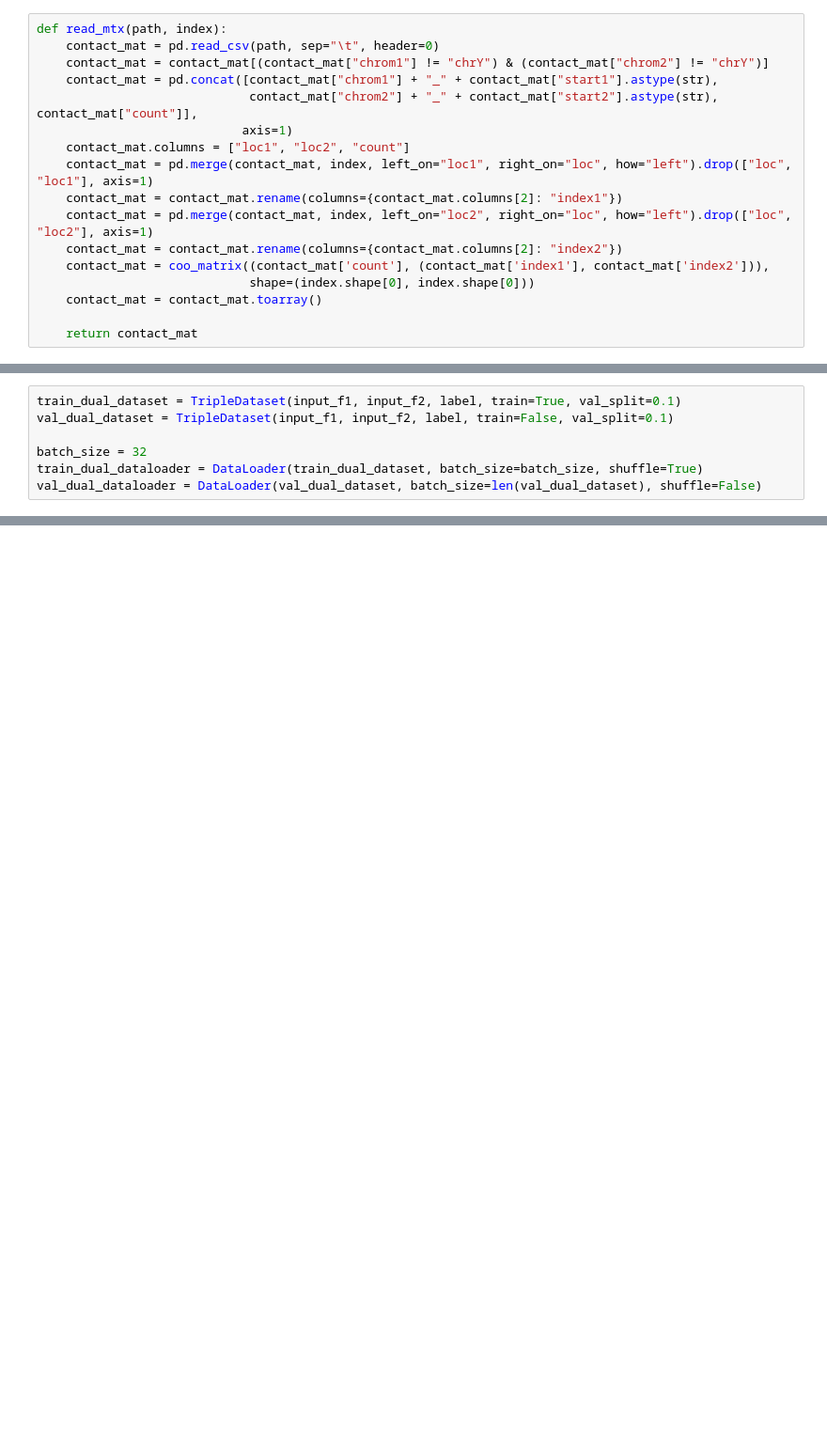
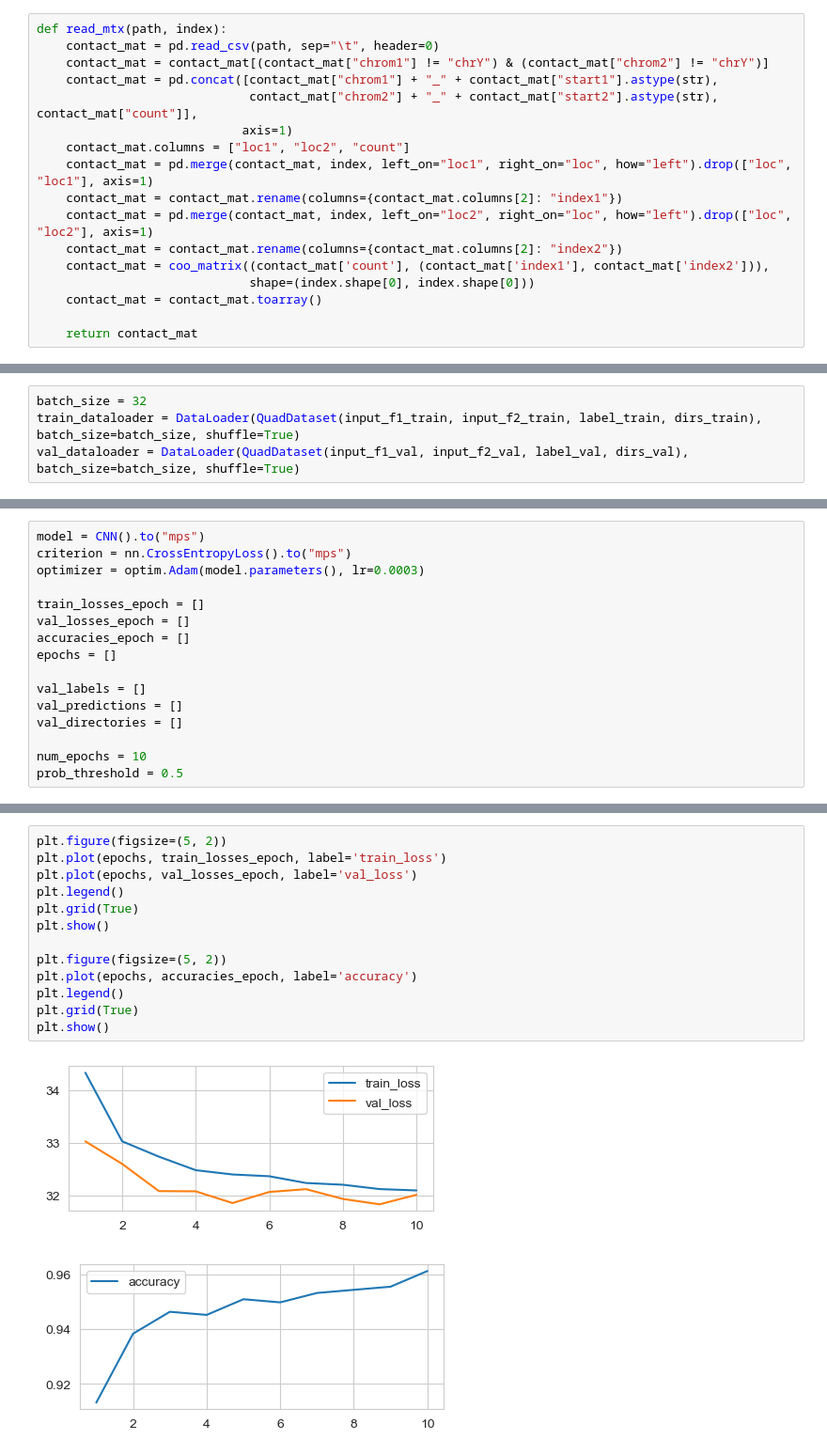
Before and after one commit to Enterprise-D/ecDNAalternative, a Jupyter notebook: model.ipynb, the cells around one changed output, grey strips where cells are left out. Shown at 94% size. Saved outputs shown, nothing was run; the diff lists cells and outputs as text; blank space fills up the shorter version.

```diff
--- a/model.ipynb
+++ b/model.ipynb
@@ -88,7 +150,4 @@ class TripleDataset(Dataset):
 # %%
-train_dual_dataset = TripleDataset(input_f1, input_f2, label, train=True, val_split=0.1)
-val_dual_dataset = TripleDataset(input_f1, input_f2, label, train=False, val_split=0.1)
-
 batch_size = 32
-train_dual_dataloader = DataLoader(train_dual_dataset, batch_size=batch_size, shuffle=True)
-val_dual_dataloader = DataLoader(val_dual_dataset, batch_size=len(val_dual_dataset), shuffle=False)
+train_dataloader = DataLoader(QuadDataset(input_f1_train, input_f2_train, label_train, dirs_train), batch_size=batch_size, shuffle=True)
+val_dataloader = DataLoader(QuadDataset(input_f1_val, input_f2_val, label_val, dirs_val), batch_size=batch_size, shuffle=True)
@@ -148 +209,17 @@ class CNN(nn.Module):
+# %%
+model = CNN().to("mps")
+criterion = nn.CrossEntropyLoss().to("mps")
+optimizer = optim.Adam(model.parameters(), lr=0.0003)
+
+train_losses_epoch = []
+val_losses_epoch = []
+accuracies_epoch = []
+epochs = []
+
+val_labels = []
+val_predictions = []
+val_directories = []
+
+num_epochs = 10
+prob_threshold = 0.5
 # %%
@@ -198,0 +296,16 @@ print(f'Test Accuracy: {test_accuracy * 100:.2f}%')
+# %%
+plt.figure(figsize=(5, 2))
+plt.plot(epochs, train_losses_epoch, label='train_loss')
+plt.plot(epochs, val_losses_epoch, label='val_loss')
+plt.legend()
+plt.grid(True)
+plt.show()
+
+plt.figure(figsize=(5, 2))
+plt.plot(epochs, accuracies_epoch, label='accuracy')
+plt.legend()
+plt.grid(True)
+plt.show()
+# %% [output]
+[figure, added]
+[figure, added]
```
Also changed, not shown: parts of 12 cells of this notebook, 2 other files.
